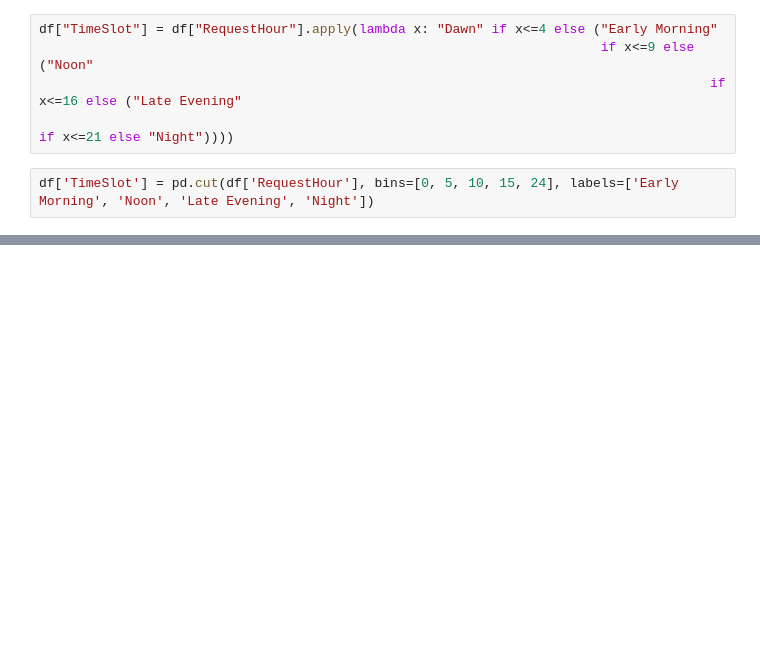
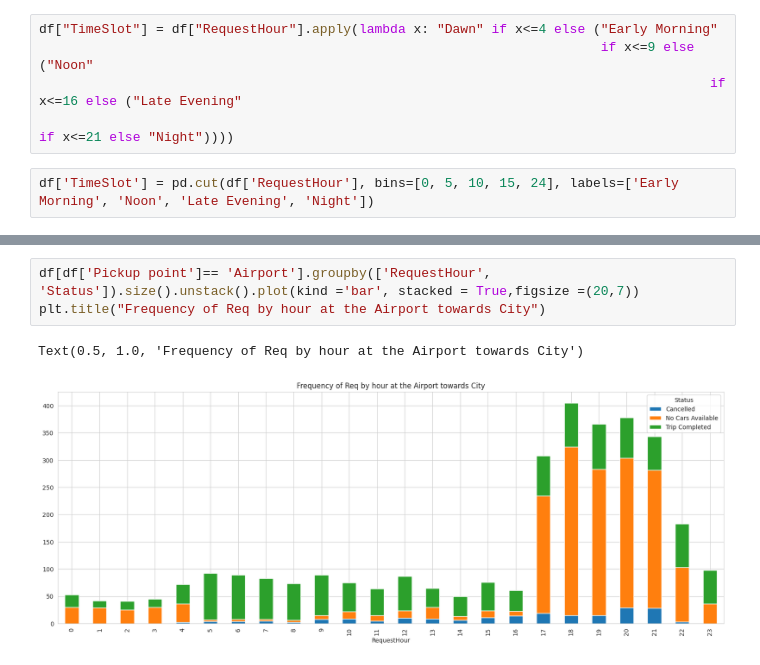
Before and after one commit to sr606/Python-Practice, a Jupyter notebook: RCA2.ipynb, the cells around one changed output, grey strips where cells are left out. Drawn from its saved outputs; the diff is of its cells as text; blank space fills up the shorter version.

```diff
--- a/RCA2.ipynb
+++ b/RCA2.ipynb
@@ -90,0 +152,6 @@ dtype: int64
+# %%
+df[df['Pickup point']== 'Airport'].groupby(['RequestHour', 'Status']).size().unstack().plot(kind ='bar', stacked = True,figsize =(20,7))
+plt.title("Frequency of Req by hour at the Airport towards City")
+# %% [output]
+Text(0.5, 1.0, 'Frequency of Req by hour at the Airport towards City')
+[figure, added]
```
Also changed, not shown: parts of 16 cells of this notebook.
